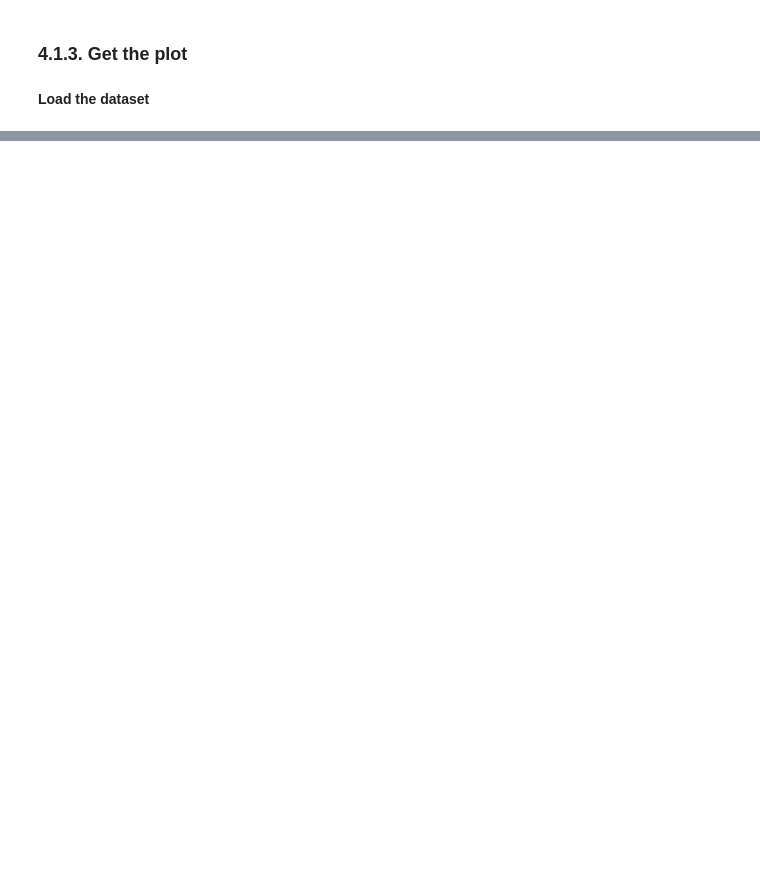
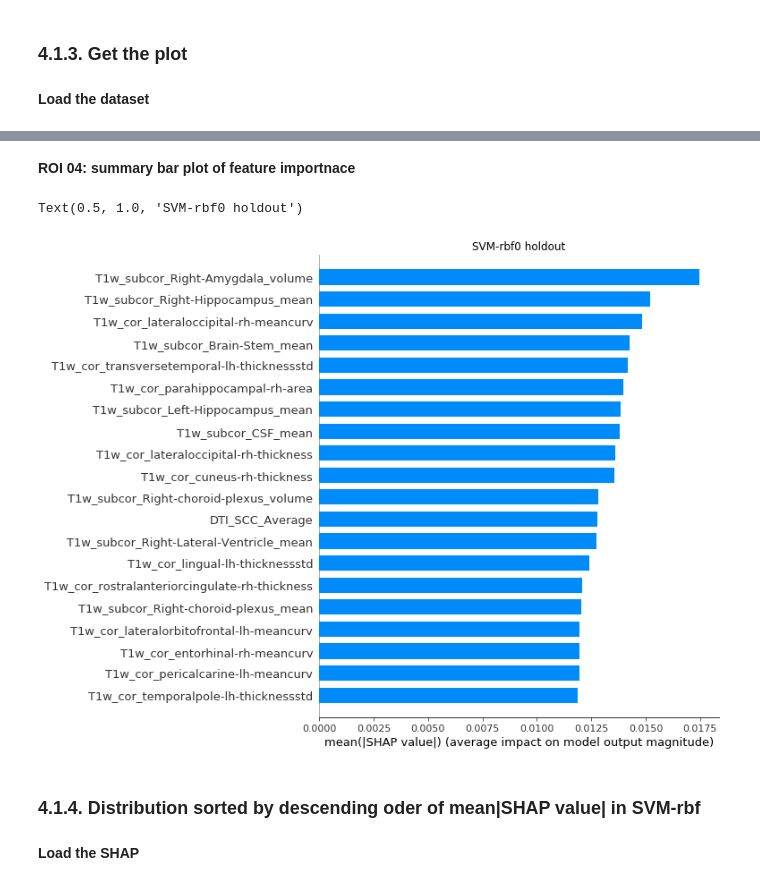
Before and after one commit to RoshanRane/ML_for_IMAGEN, a Jupyter notebook: posthoc_analysis/imagen_VS.ipynb, the cells around one changed output, grey strips where cells are left out. Cells and saved outputs as stored; diff of their text form; code cells hidden in the pictures; blank space fills up the shorter version.

```diff
--- a/posthoc_analysis/imagen_VS.ipynb
+++ b/posthoc_analysis/imagen_VS.ipynb
@@ -232,0 +191,12 @@ Skipping model 'SVM-rbf': 6' as it is taking too long
+# %% [markdown]
+<b> ROI 04: summary bar plot of feature importnace </b>
+# %%
+shap.summary_plot(load_shap_values, features=X, feature_names=X_col_names, plot_type="bar", show=False)
+plt.title("SVM-rbf0 holdout")
+# %% [output]
+Text(0.5, 1.0, 'SVM-rbf0 holdout')
+[figure, added]
+# %% [markdown]
+### 4.1.4. Distribution sorted by descending oder of mean|SHAP value| in SVM-rbf
+# %% [markdown]
+<b>Load the SHAP</b>
```
Also changed, not shown: parts of 120 cells of this notebook, 7 other files.
